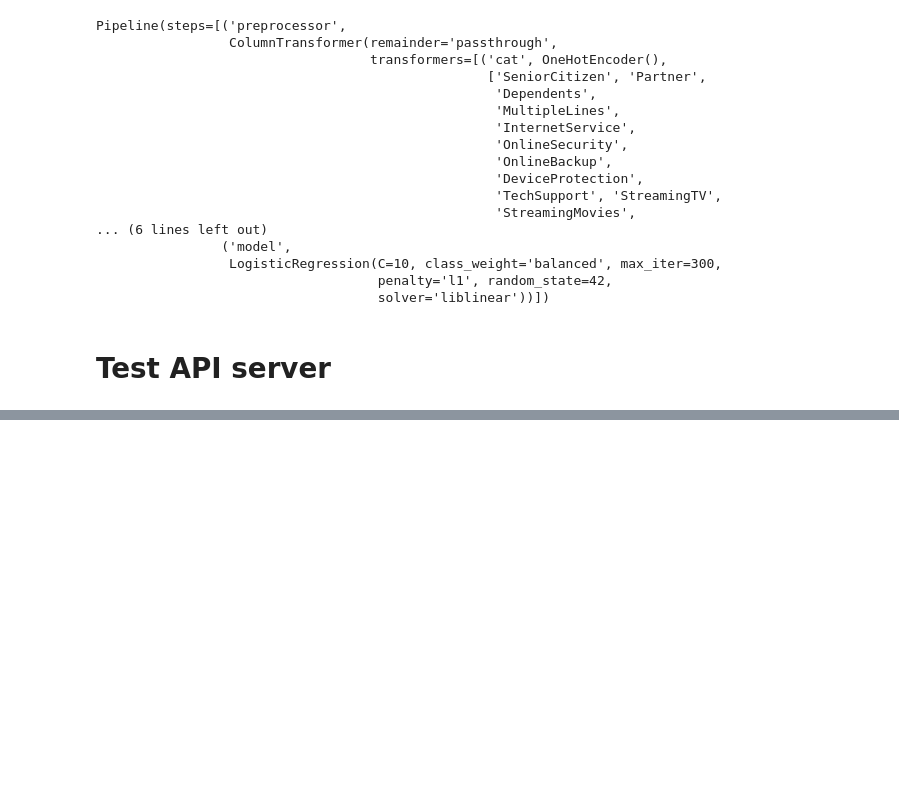
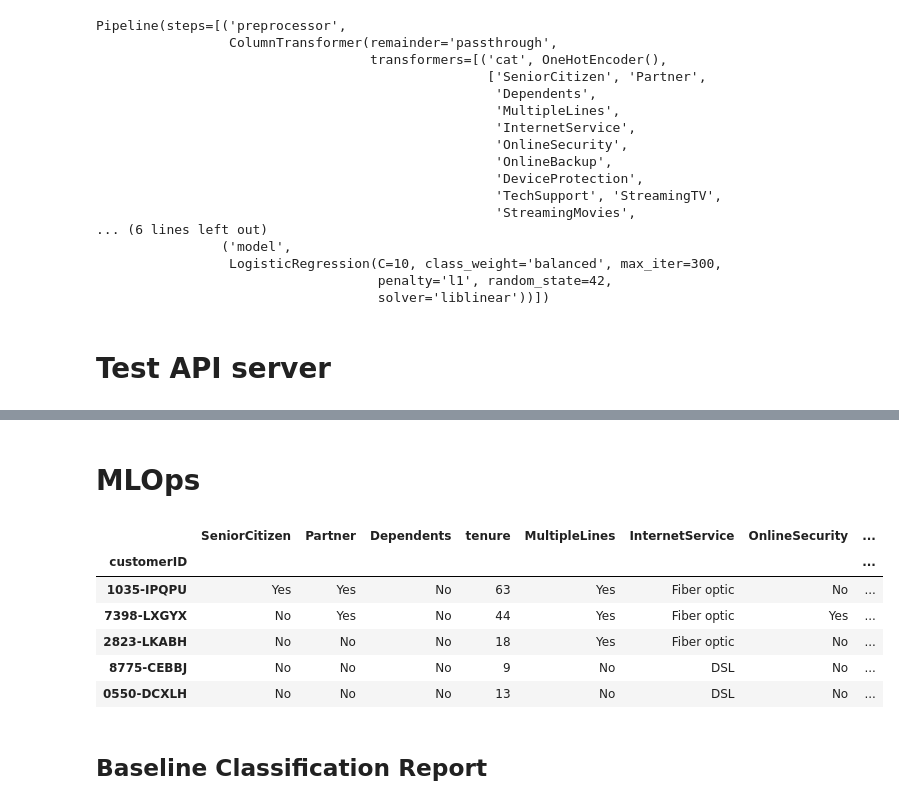
Before and after one commit to Eric-Oliveira-ds/Telco-Customer-Churn, a Jupyter notebook: notebook/make_pipeline_project.ipynb, the cells around one changed output, grey strips where cells are left out. Saved outputs shown, nothing was run; the diff lists cells and outputs as text; code cells hidden in the pictures; blank space fills up the shorter version.

Commit message:
init testing mlops with evidently ai

```diff
--- a/notebook/make_pipeline_project.ipynb
+++ b/notebook/make_pipeline_project.ipynb
@@ -480,0 +479,2 @@ df_result
+# %% [markdown]
+# MLOps
@@ -480,0 +485,20 @@ df_result
+# %%
+# load test
+test_df = pd.read_csv(r'C:\Users\erico\Documents\projeto-classificacao\Telco-Customer-Churn\data\teste_prod.csv')
+# %%
+# Transform raw data
+test_df['SeniorCitizen'] = test_df['SeniorCitizen'].map({0:'No',1:'Yes'})
+test_df = test_df.set_index(['customerID']).copy()
+test_df.drop(['gender','PhoneService'], inplace=True, axis=1)
+# %%
+test_df.head()
+# %% [output]
+|  | SeniorCitizen | Partner | Dependents | tenure | MultipleLines | InternetService | OnlineSecurity | ... |
+| customerID |  |  |  |  |  |  |  | ... |
+| 1035-IPQPU | Yes | Yes | No | 63 | Yes | Fiber optic | No | ... |
+| 7398-LXGYX | No | Yes | No | 44 | Yes | Fiber optic | Yes | ... |
+| 2823-LKABH | No | No | No | 18 | Yes | Fiber optic | No | ... |
+| 8775-CEBBJ | No | No | No | 9 | No | DSL | No | ... |
+| 0550-DCXLH | No | No | No | 13 | No | DSL | No | ... |
+# %% [markdown]
+## Baseline Classification Report
```
Also changed, not shown: parts of 20 cells of this notebook, 1 other file.
